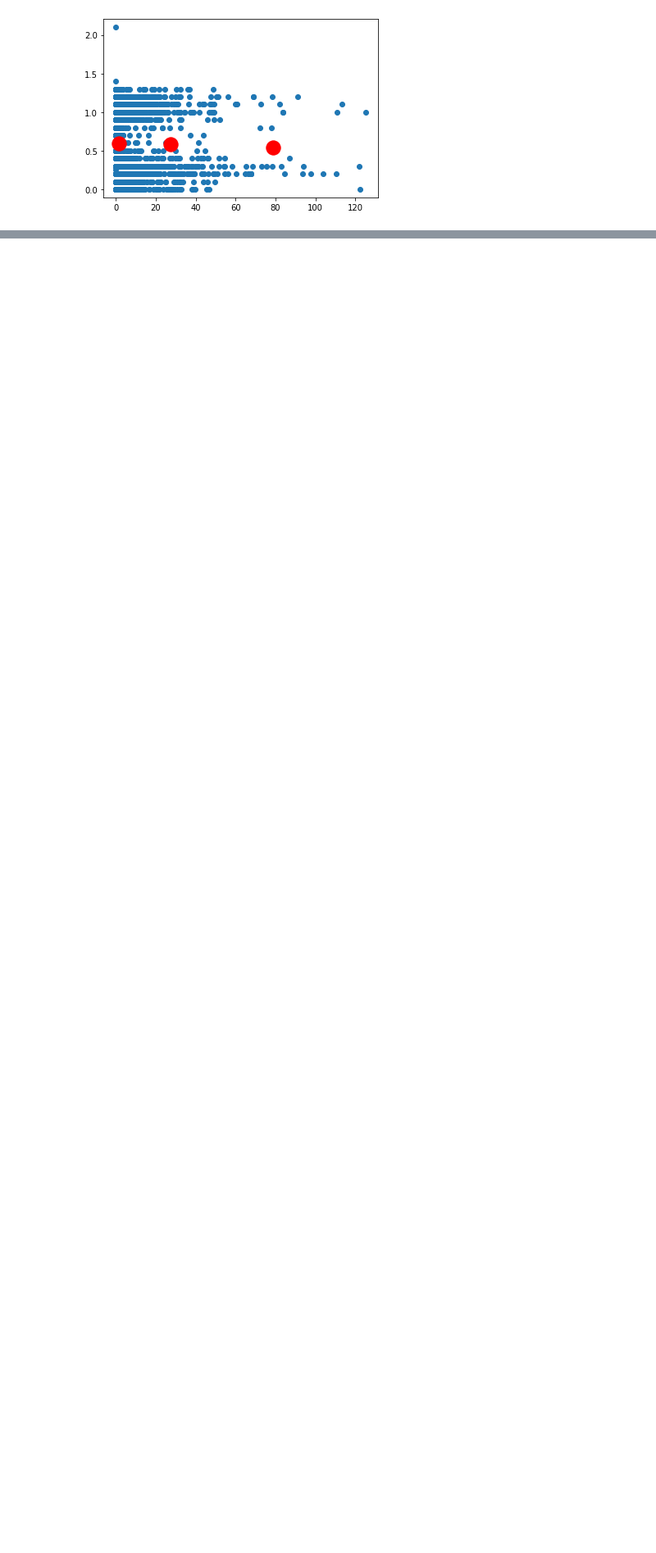
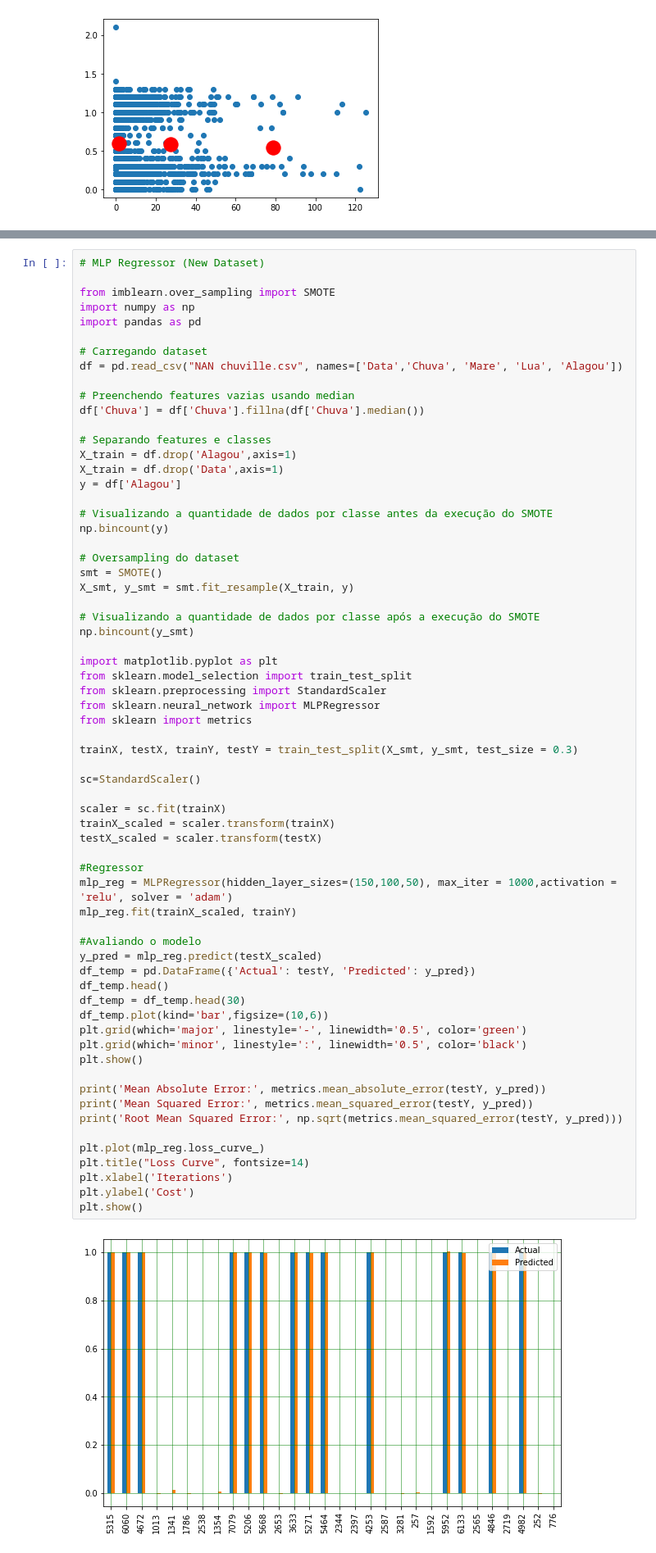
Before and after one commit to PatrickBassan/Chuville, a Jupyter notebook: Chuville.ipynb, the cells around one changed output, grey strips where cells are left out. Shown at 82% size. Saved outputs shown, nothing was run; the diff lists cells and outputs as text; blank space fills up the shorter version.

```diff
--- a/Chuville.ipynb
+++ b/Chuville.ipynb
@@ -314,0 +403,67 @@ plt.show()
+# %%
+# MLP Regressor (New Dataset)
+
+from imblearn.over_sampling import SMOTE
+import numpy as np
+import pandas as pd
+
+# Carregando dataset
+df = pd.read_csv("NAN chuville.csv", names=['Data','Chuva', 'Mare', 'Lua', 'Alagou'])
+
+# Preenchendo features vazias usando median
+df['Chuva'] = df['Chuva'].fillna(df['Chuva'].median())
+
+# Separando features e classes
+X_train = df.drop('Alagou',axis=1)
+X_train = df.drop('Data',axis=1)
+y = df['Alagou']
+
+# Visualizando a quantidade de dados por classe antes da execução do SMOTE
+np.bincount(y)
+
+# Oversampling do dataset
+smt = SMOTE()
+X_smt, y_smt = smt.fit_resample(X_train, y)
+
+# Visualizando a quantidade de dados por classe após a execução do SMOTE
+np.bincount(y_smt)
+
+import matplotlib.pyplot as plt
+from sklearn.model_selection import train_test_split
+from sklearn.preprocessing import StandardScaler
+from sklearn.neural_network import MLPRegressor
+from sklearn import metrics
+
+trainX, testX, trainY, testY = train_test_split(X_smt, y_smt, test_size = 0.3)
+
+sc=StandardScaler()
+
+scaler = sc.fit(trainX)
+trainX_scaled = scaler.transform(trainX)
+testX_scaled = scaler.transform(testX)
+
+#Regressor
+mlp_reg = MLPRegressor(hidden_layer_sizes=(150,100,50), max_iter = 1000,activation = 'relu', solver = 'adam')
+mlp_reg.fit(trainX_scaled, trainY)
+
+#Avaliando o modelo
+y_pred = mlp_reg.predict(testX_scaled)
+df_temp = pd.DataFrame({'Actual': testY, 'Predicted': y_pred})
+df_temp.head()
+df_temp = df_temp.head(30)
+df_temp.plot(kind='bar',figsize=(10,6))
+plt.grid(which='major', linestyle='-', linewidth='0.5', color='green')
+plt.grid(which='minor', linestyle=':', linewidth='0.5', color='black')
+plt.show()
+
+print('Mean Absolute Error:', metrics.mean_absolute_error(testY, y_pred))
+print('Mean Squared Error:', metrics.mean_squared_error(testY, y_pred))
+print('Root Mean Squared Error:', np.sqrt(metrics.mean_squared_error(testY, y_pred)))
+
+plt.plot(mlp_reg.loss_curve_)
+plt.title("Loss Curve", fontsize=14)
+plt.xlabel('Iterations')
+plt.ylabel('Cost')
+plt.show()
+# %% [output]
+[figure, added]
```
Also changed, not shown: parts of 10 cells of this notebook.
